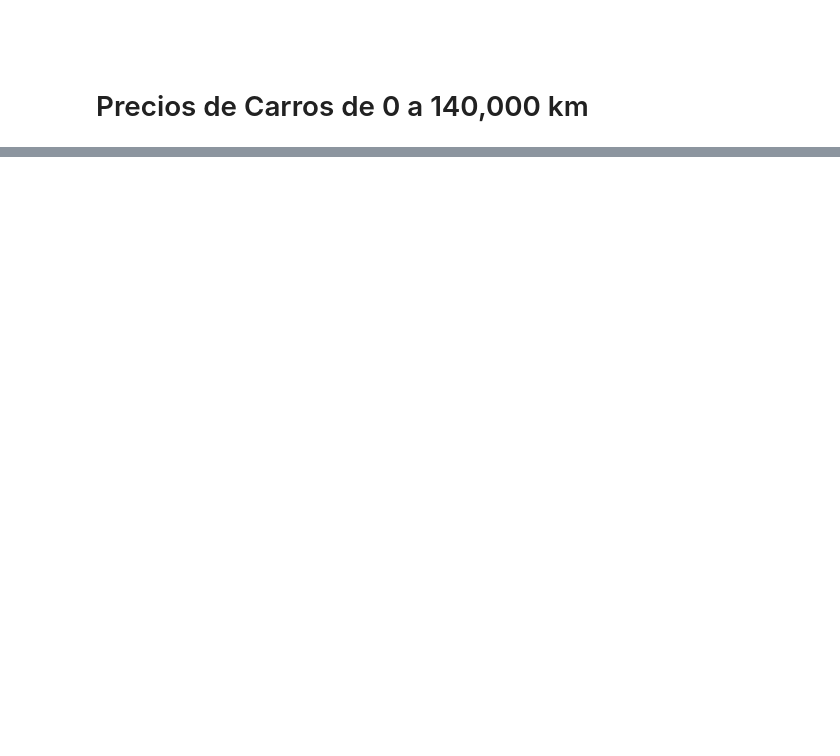
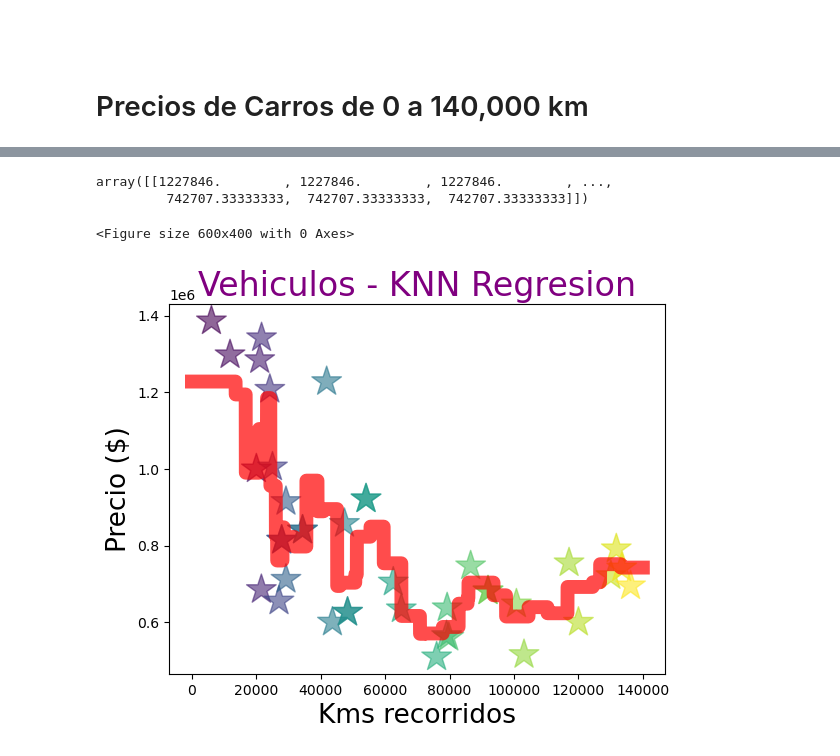
Before and after one commit to LuisaLopezVazquez/Seminario-Data-Science, a Jupyter notebook: Dia 1/3.-Machine Learning/Algoritmo KNN/regresion_knn.ipynb, the cells around one changed output, grey strips where cells are left out. Saved outputs shown, nothing was run; the diff lists cells and outputs as text; code cells hidden in the pictures; blank space fills up the shorter version.

```diff
--- a/Dia 1/3.-Machine Learning/Algoritmo KNN/regresion_knn.ipynb
+++ b/Dia 1/3.-Machine Learning/Algoritmo KNN/regresion_knn.ipynb
@@ -78,3 +115,6 @@ plt.show()
 # Precios de Carros de 0 a 140,000 km
 # %%
 # Múltiples regresiones de los valores dentro del rango
+kms_instancia = escala_kms.transform(np.arange(140000).reshape(-1,1))
+# %%
+precio_instancias = knn.predict(kms_instancia)
@@ -80,0 +131,27 @@ plt.show()
+# %%
+#Invertir la transformacion del escalador para obtener los precios en su escala original
+todas = escala_precio.inverse_transform(precio_instancias)
+# %%
+# Reestructurar el array para que este en una dimencion
+todas = todas.reshape(1,-1)
+todas
+# %% [output]
+array([[1227846.        , 1227846.        , 1227846.        , ...,
+         742707.33333333,  742707.33333333,  742707.33333333]])
+# %%
+# Crear una grafica
+fig = plt.figure(figsize=(6,4))
+# %% [output]
+<Figure size 600x400 with 0 Axes>
+# %%
+plt.plot(np.arange(140000),todas.reshape(1,-1)[0], linewidth=10, color="red", alpha=0.7 )
+
+
+plt.scatter(carros["kms"], carros["precio"], marker="*", s=500, c=range(carros["kms"].size), alpha=0.6)
+
+plt.title("Vehiculos - KNN Regresion", size=24, color="purple")
+plt.ylabel("Precio ($)", size=19)
+plt.xlabel("Kms recorridos", size=19)
+plt.show()
+# %% [output]
+[figure, added]
```
Also changed, not shown: parts of 12 cells of this notebook, 2 other files.
